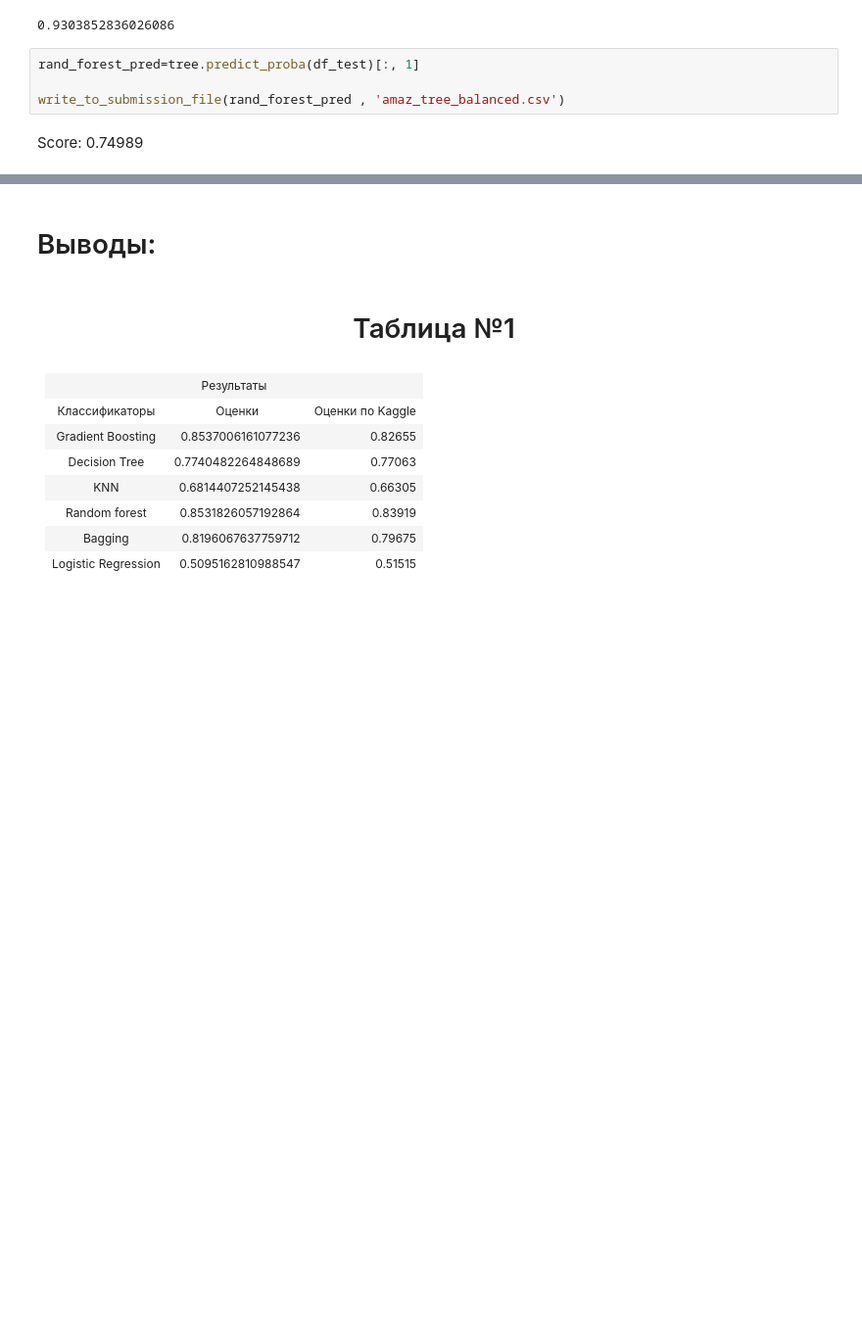
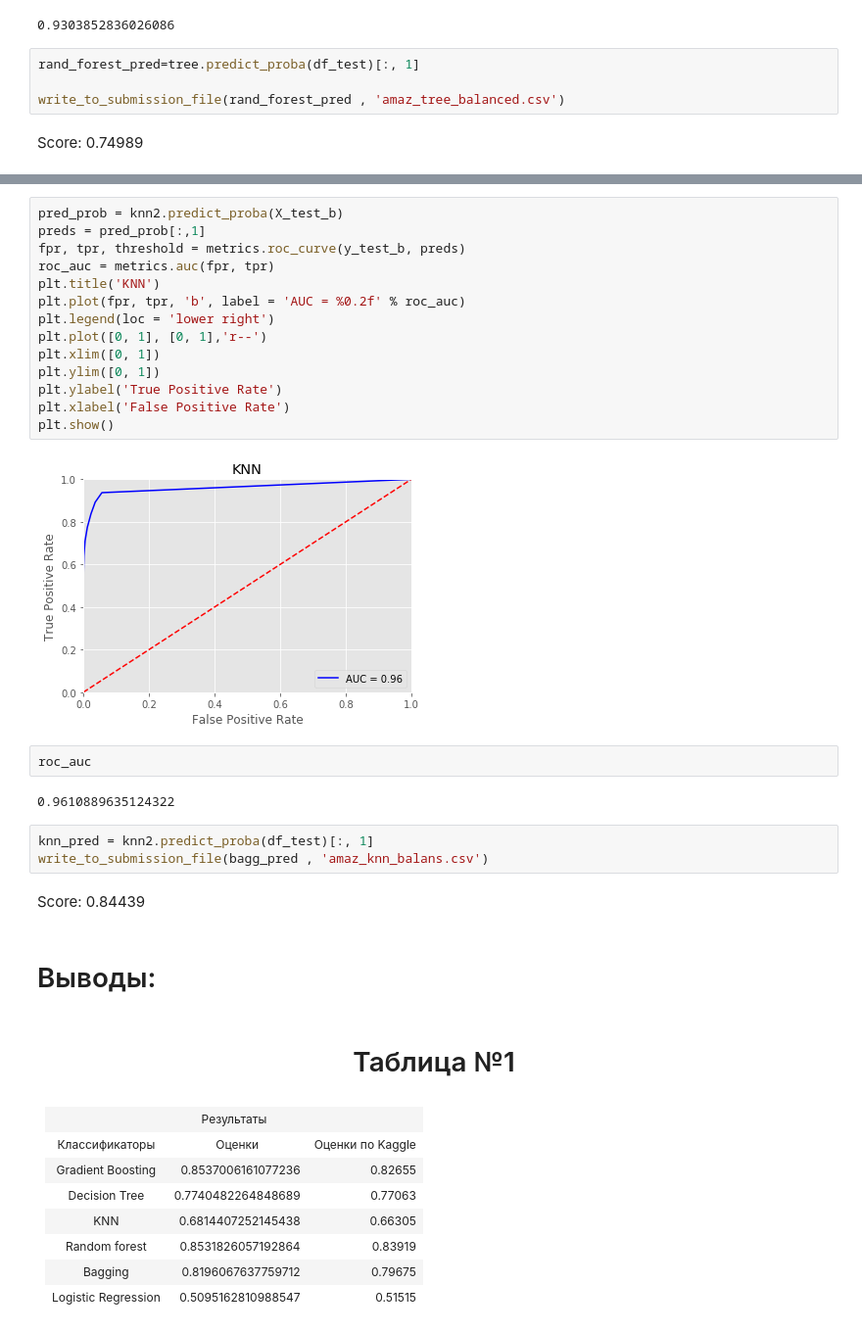
Before and after one commit to AReginaR/Project_Akramova_Abdrashitova_Valiev, a Jupyter notebook: Amazon.ipynb, the cells around one changed output, grey strips where cells are left out. Shown at 98% size. Cells and saved outputs as stored; diff of their text form; blank space fills up the shorter version.

```diff
--- a/Amazon.ipynb
+++ b/Amazon.ipynb
@@ -794,3 +923,28 @@ Score: 0.74989
+# %%
+pred_prob = knn2.predict_proba(X_test_b)
+preds = pred_prob[:,1]
+fpr, tpr, threshold = metrics.roc_curve(y_test_b, preds)
+roc_auc = metrics.auc(fpr, tpr)
+plt.title('KNN')
+plt.plot(fpr, tpr, 'b', label = 'AUC = %0.2f' % roc_auc)
+plt.legend(loc = 'lower right')
+plt.plot([0, 1], [0, 1],'r--')
+plt.xlim([0, 1])
+plt.ylim([0, 1])
+plt.ylabel('True Positive Rate')
+plt.xlabel('False Positive Rate')
+plt.show()
+# %% [output]
+[figure, added]
+# %%
+roc_auc
+# %% [output]
+0.9610889635124322
+# %%
+knn_pred = knn2.predict_proba(df_test)[:, 1]
+write_to_submission_file(bagg_pred , 'amaz_knn_balans.csv')
+# %% [markdown]
+Score: 0.84439
 # %% [markdown]
 
 # Выводы:
```
Also changed, not shown: parts of 26 cells of this notebook.
